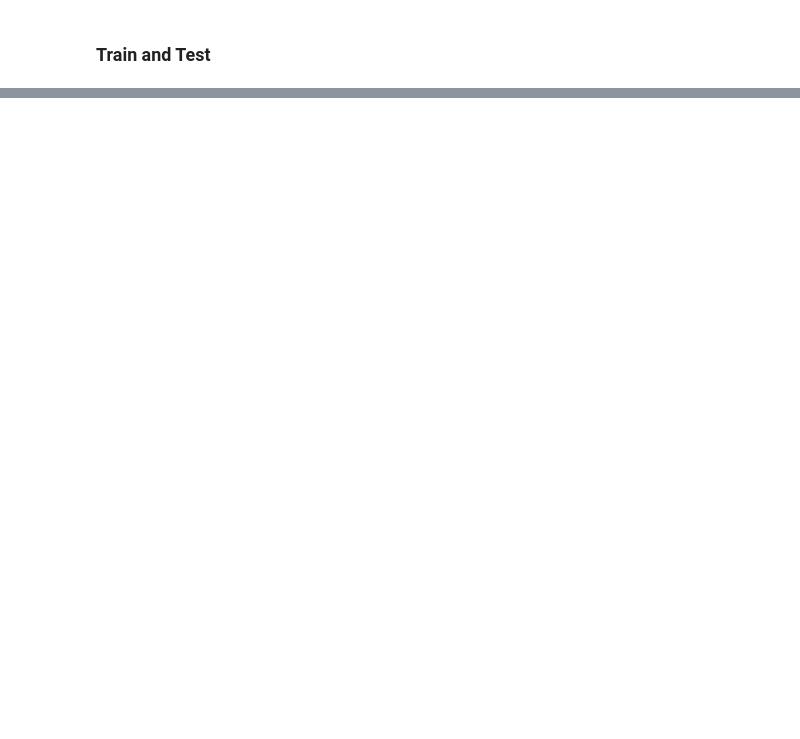
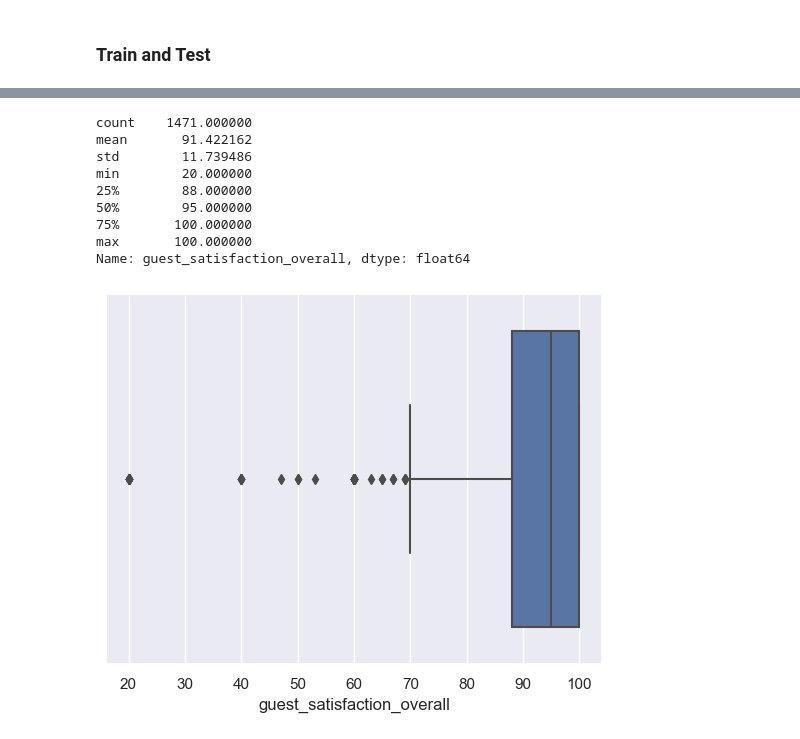
Before and after one commit to Revold1/SC1015-AirBNB, a Jupyter notebook: ForestofRandomisedTrees.ipynb, the cells around one changed output, grey strips where cells are left out. Cells and saved outputs as stored; diff of their text form; code cells hidden in the pictures; blank space fills up the shorter version.

```diff
--- a/ForestofRandomisedTrees.ipynb
+++ b/ForestofRandomisedTrees.ipynb
@@ -147,0 +195,14 @@ sb.boxplot(data = overpriced, x='guest_satisfaction_overall')
+# %%
+sb.boxplot(data = overpriced, x='guest_satisfaction_overall')
+overpriced['guest_satisfaction_overall'].describe()
+# %% [output]
+count    1471.000000
+mean       91.422162
+std        11.739486
+min        20.000000
+25%        88.000000
+50%        95.000000
+75%       100.000000
+max       100.000000
+Name: guest_satisfaction_overall, dtype: float64
+[figure, added]
```
Also changed, not shown: parts of 10 cells of this notebook.
